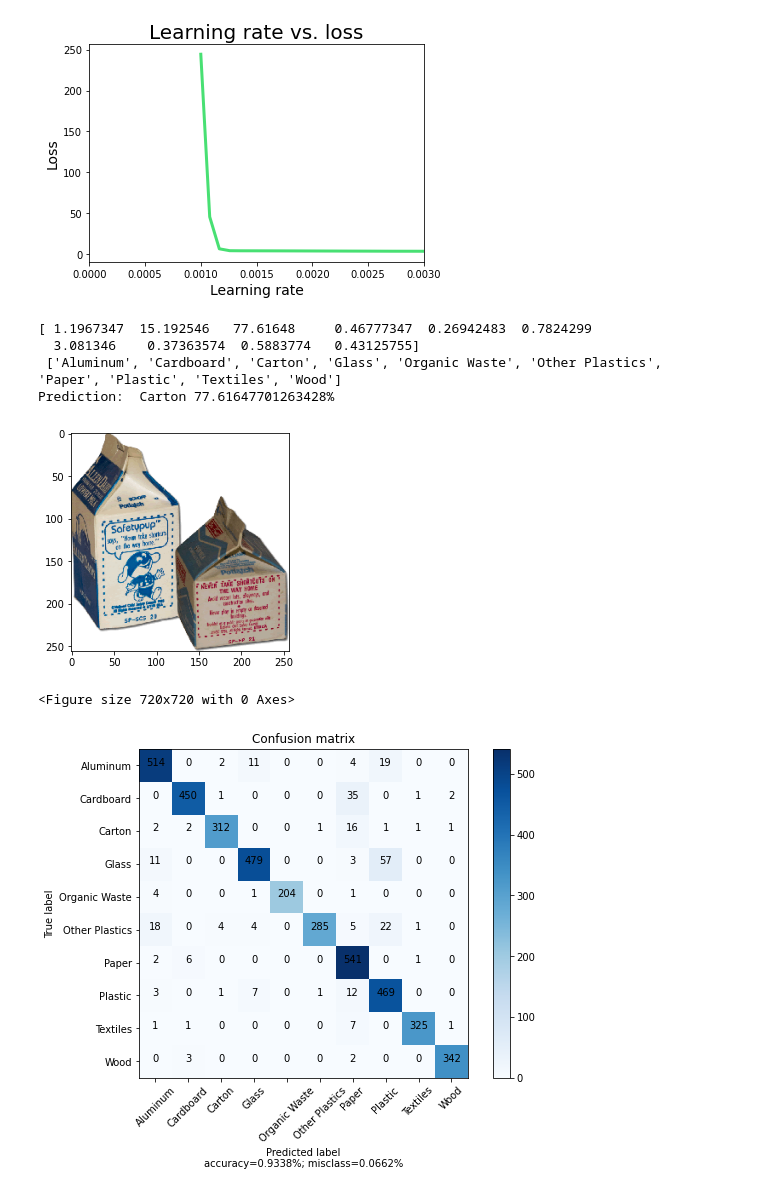
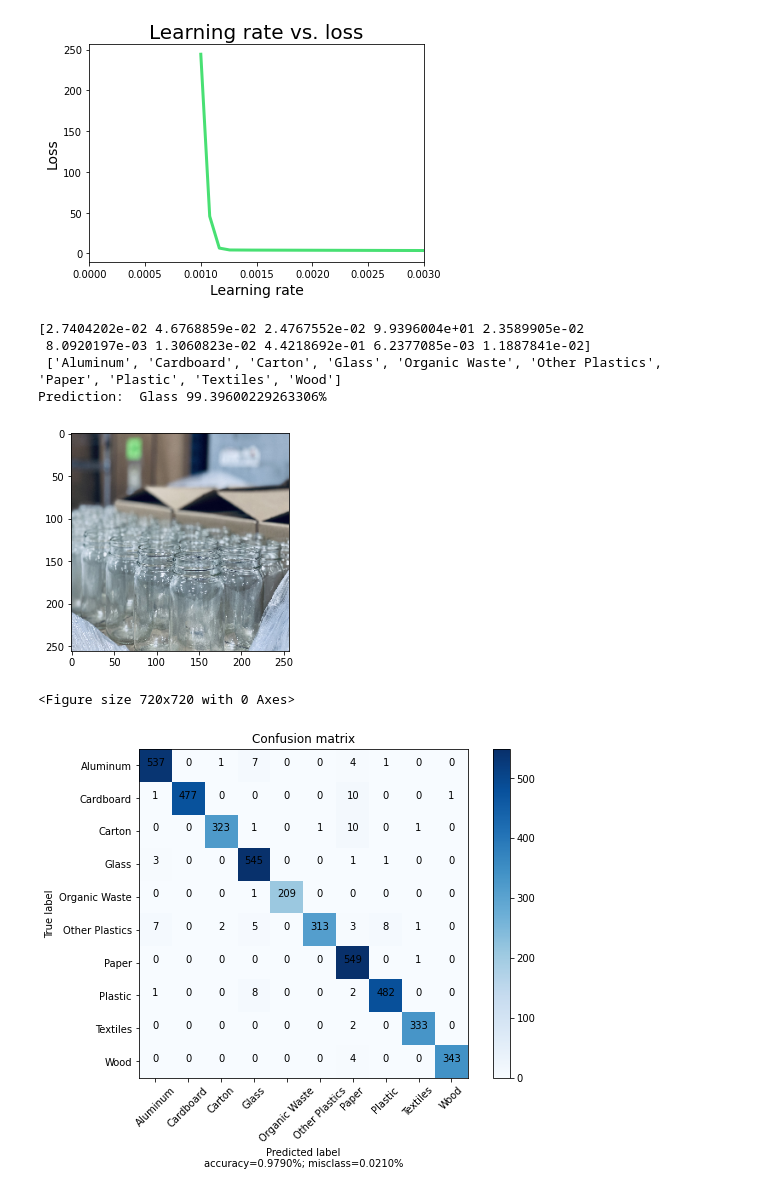
Before and after one commit to jannajabel/ECE160-Waste_Classification, a Jupyter notebook: Waste_Classifier.ipynb, the cells around one changed output. Cells and saved outputs as stored; diff of their text form; code cells hidden in the pictures.

```diff
--- a/Waste_Classifier.ipynb
+++ b/Waste_Classifier.ipynb
@@ -88,7 +88,7 @@ x = tf.keras.layers.Dense(numClasses, activation='softmax')(x)
 model = tf.keras.Model(inputs=baseModel.input,outputs=x)
 model.compile(optimizer=tf.keras.optimizers.Adam(learning_rate=0.00125), loss=tf.keras.losses.SparseCategoricalCrossentropy(from_logits=True), metrics=['accuracy'])
 
-epochs = 50
+epochs = 500
 lrCallback = tf.keras.callbacks.LearningRateScheduler(lambda epoch: 1e-3 * 10 ** (epoch / 30))
 stepDecay = tf.keras.callbacks.LearningRateScheduler(lambda epoch: 0.1 * 0.1**math.floor(epoch / 6))
 history = model.fit(train_dataset, validation_data=test_dataset, epochs=epochs, callbacks=[])
@@ -148,27 +150,27 @@ Text(0, 0.5, 'Loss')
 # %%
 import requests
 
-img_data = requests.get("https://nationalchildsafetycouncil.org/images/about/spupcartons_lg.gif").content
+img_data = requests.get("https://media.npr.org/assets/img/2021/10/12/img-3809-3306227732c2415aedcd9ac88e0a5875f21d05f0.jpg").content
 with open('img.jpg', 'wb') as handler:
     handler.write(img_data)
 
 path = "/content/img.jpg"
 
 img = tf.keras.preprocessing.image.load_img(path, target_size=(256, 256))
 img_array = tf.keras.preprocessing.image.img_to_array(img)
 img_array = tf.expand_dims(img_array, 0)
 
 predictions = model.predict(img_array)
 
 plt.imshow(img)
 print(predictions[0]*100, "\n", classes)
 print("Prediction: ", classes[np.argmax(predictions)], f"{predictions[0][np.argmax(predictions)]*100}%")
 # %% [output]
-[ 1.1967347  15.192546   77.61648     0.46777347  0.26942483  0.7824299
-  3.081346    0.37363574  0.5883774   0.43125755]
+[2.7404202e-02 4.6768859e-02 2.4767552e-02 9.9396004e+01 2.3589905e-02
+ 8.0920197e-03 1.3060823e-02 4.4218692e-01 6.2377085e-03 1.1887841e-02]
  ['Aluminum', 'Cardboard', 'Carton', 'Glass', 'Organic Waste', 'Other Plastics', 'Paper', 'Plastic', 'Textiles', 'Wood']
-Prediction:  Carton 77.61647701263428%
+Prediction:  Glass 99.39600229263306%
-[figure, old version]
+[figure, new version]
 # %%
 def plot_confusion_matrix(cm, target_names, cmap=None):
     import matplotlib.pyplot as plt
@@ -242,4 +244,4 @@ for i in os.listdir(path):
 plot_confusion_matrix(tf.math.confusion_matrix(true, predictions), classes)
 # %% [output]
 <Figure size 720x720 with 0 Axes>
-[figure, old version]
+[figure, new version]
```
Also changed, not shown: parts of 4 cells of this notebook.
